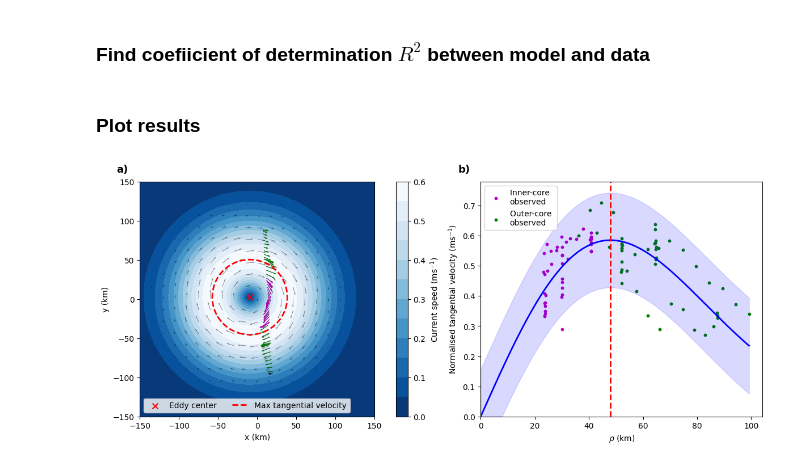
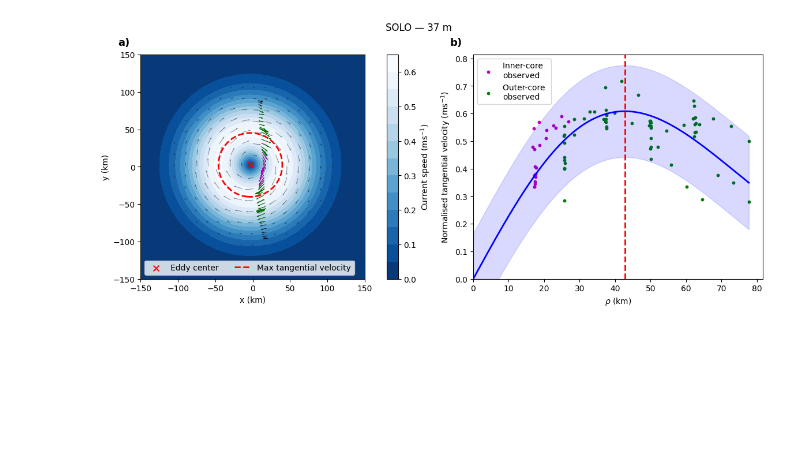
Before and after one commit to regdowse/elliptical_streamfunction_parametrisation, a Jupyter notebook: applications/SOLO_transect_data.ipynb, the cells around one changed output. Cells and saved outputs as stored; diff of their text form; code cells hidden in the pictures; blank space fills up the shorter version.

Commit message:
first iteration of 3D plot for solo to adcp data

```diff
--- a/applications/SOLO_transect_data.ipynb
+++ b/applications/SOLO_transect_data.ipynb
@@ -142,0 +101,10 @@ df_res = pd.DataFrame(data).T
+# %%
+depth_results, depth_samples, depth_fits = solo_depth.fit_depths(ds_transect, analysis, outer_fit_kwargs)
+depth_summary = pd.DataFrame([dict(attempted=len(depth_results),
+    accepted_centres=int(depth_results.inner_valid.sum()),
+    accepted_outer=int(depth_results.outer_valid.sum()),
+    deepest_centre_m=depth_results.loc[depth_results.inner_valid,'depth_m'].max(),
+    last_attempt_m=depth_results.depth_m.iloc[-1], stopping_reason=depth_results.status.iloc[-1])])
+display(depth_summary)
+figure_directory = repo_path(REPO_ROOT, config['output_dir']) / 'figures'
+figure_directory.mkdir(parents=True, exist_ok=True)
@@ -142,0 +118,15 @@ df_res = pd.DataFrame(data).T
+# %%
+diagnostic_depth = solo_depth.select_depth(depth_samples,
+    analysis['start_depth_m'] if plot_config['diagnostic_depth_m'] is None else plot_config['diagnostic_depth_m'])
+diagnostic_figure = solo_depth.diagnostic(depth_results, depth_fits, diagnostic_depth)
+for extension in ('png','pdf'):
+    diagnostic_figure.savefig(figure_directory / f'solo_diagnostics.{extension}', dpi=200)
+# Aliases for the retained two-panel figure only; no additional estimator call.
+df_res = depth_results.loc[depth_results.depth_m == diagnostic_depth].copy()
+data = df_res.iloc[0]
+ds_sadcp = ds_transect.sel(z=diagnostic_depth)
+selected_sample = depth_samples[diagnostic_depth]
+outer_fit = depth_fits[diagnostic_depth]['outer']
+core_mask = selected_sample.inner.to_numpy(bool)
+outer = selected_sample.outer_used.to_numpy(bool)
+xc,yc,Q,Rc,Omega = data.xc,data.yc,data.Q,data.Rc,data.Omega
@@ -183,23 +175,6 @@ Data variables:
-# %% [markdown]
-### Find coefiicient of determination $R^2$ between model and data
-# %%
-df_xyuv = pd.DataFrame({'time': data.time, 'xi': ds_sadcp.x.values, 'yi': ds_sadcp.y.values,
-                        'ui': ds_sadcp.u.values, 'vi': ds_sadcp.v.values})
-
-# Find R2
-row = df_res.iloc[0]
-df = df_xyuv[df_xyuv.time == row.time]
-xi = df.xi.to_numpy(float)
-yi = df.yi.to_numpy(float)
-u  = df.ui.to_numpy(float)
-v  = df.vi.to_numpy(float)
-uhat, vhat = model_uv_at_xy(xi, yi, row.xc, row.yc, np.asarray(row.Q), row.Omega, row.Rc)
-df_res['R2'] = vector_R2(u, v, uhat, vhat)
-# %% [markdown]
-### Plot results
 # %%
-if outer_fit["status"] != "optimized":
-    print("SOLO Gaussian figure unavailable: " + outer_fit["status"])
+if not data.outer_valid:
+    print("SOLO Gaussian figure unavailable: " + data.status)
 else:
     u = ds_model.u
     v = ds_model.v
@@ -255,31 +230,34 @@ else:
 
     # center
     ax.scatter(xc/1e3, yc/1e3, marker="x", color="r", s=50, label='Eddy center')
 
     # ellipse contour: compute in metres, but evaluate on the km grid
     Xm = Xkm * 1e3
     Ym = Ykm * 1e3
     dx = Xm - xc
     dy = Ym - yc
     rho2 = Q[0,0]*dx*dx + 2*Q[0,1]*dx*dy + Q[1,1]*dy*dy
 
     ax.contour(x, y, rho2, levels=[(Rc**2)/2], colors="r", linewidths=2, linestyles='--')
     ax.plot([np.nan, np.nan], [np.nan, np.nan], color='r', ls='--', lw=2, label='Max tangential velocity')
 
     ax.set_aspect("equal", adjustable="box")
     ax.set_xlim(xmin, xmax)
     ax.set_ylim(ymin, ymax)
     ax.set_xlabel("x (km)")
     ax.set_ylabel("y (km)")
     ax.legend(loc='lower left', ncol=2)
     ax.text(-0.10, 1.04, 'a)', transform=ax.transAxes, fontsize=13, fontweight='bold')
 
     ax = axs[1]
     plot_outer_core_fit(outer_fit, ax=ax, km_flag=True, pred_flag=True)
 
     ax.set_title(''); ax.set_xlabel(r'$\rho$ (km)'); ax.set_ylabel(r'Normalised tangential velocity (ms$^{-1}$)');
     ax.text(-0.08, 1.04, 'b)', transform=ax.transAxes, fontsize=13, fontweight='bold')
 
+    fig.suptitle(f'SOLO — {diagnostic_depth:g} m')
+    for extension in ('png','pdf'):
+        fig.savefig(figure_directory / f'solo_sadcp.{extension}', dpi=200)
     plt.show()
 # %% [output]
-[figure, old version]
+[figure, new version]
```
Also changed, not shown: parts of 30 cells of this notebook, 3 other files.
